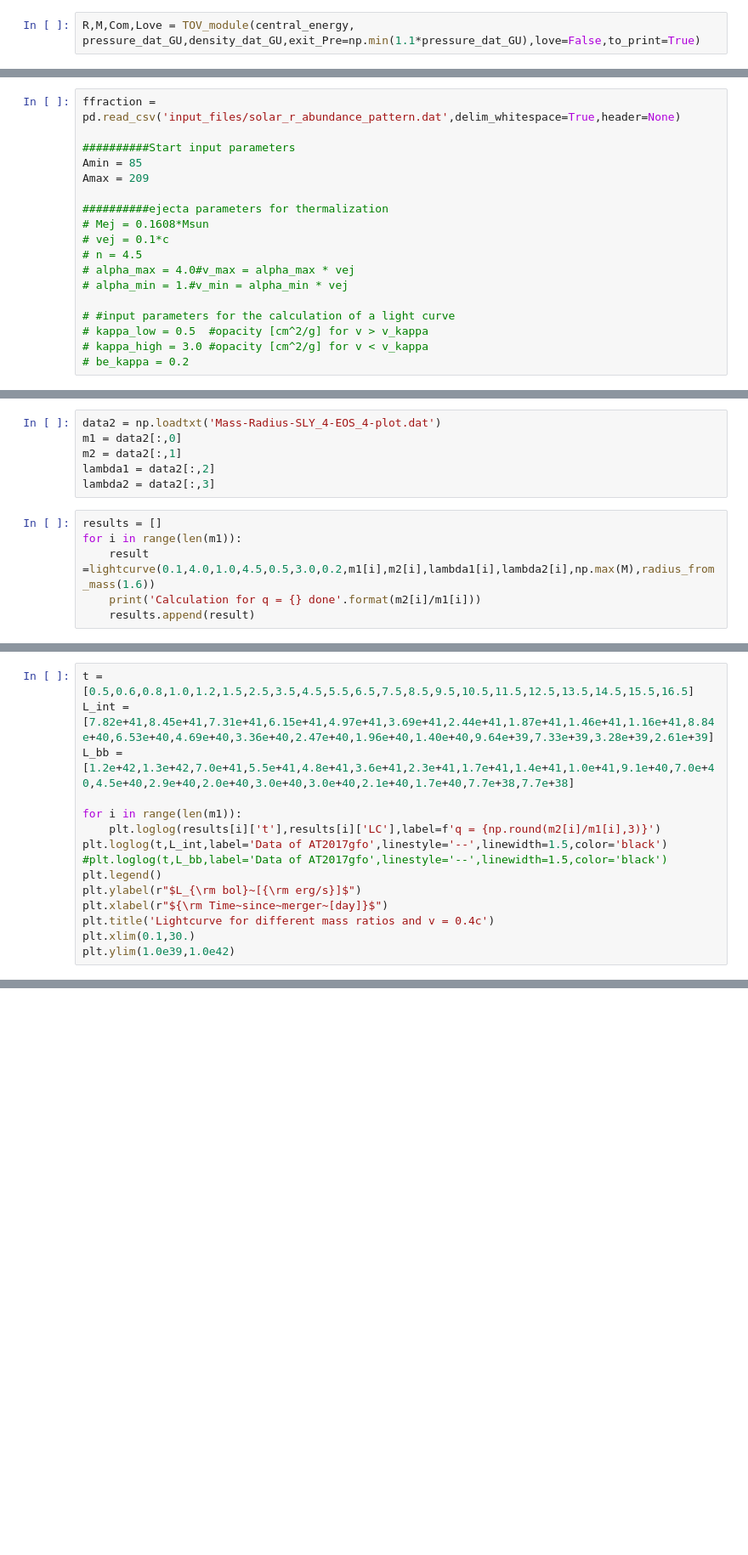
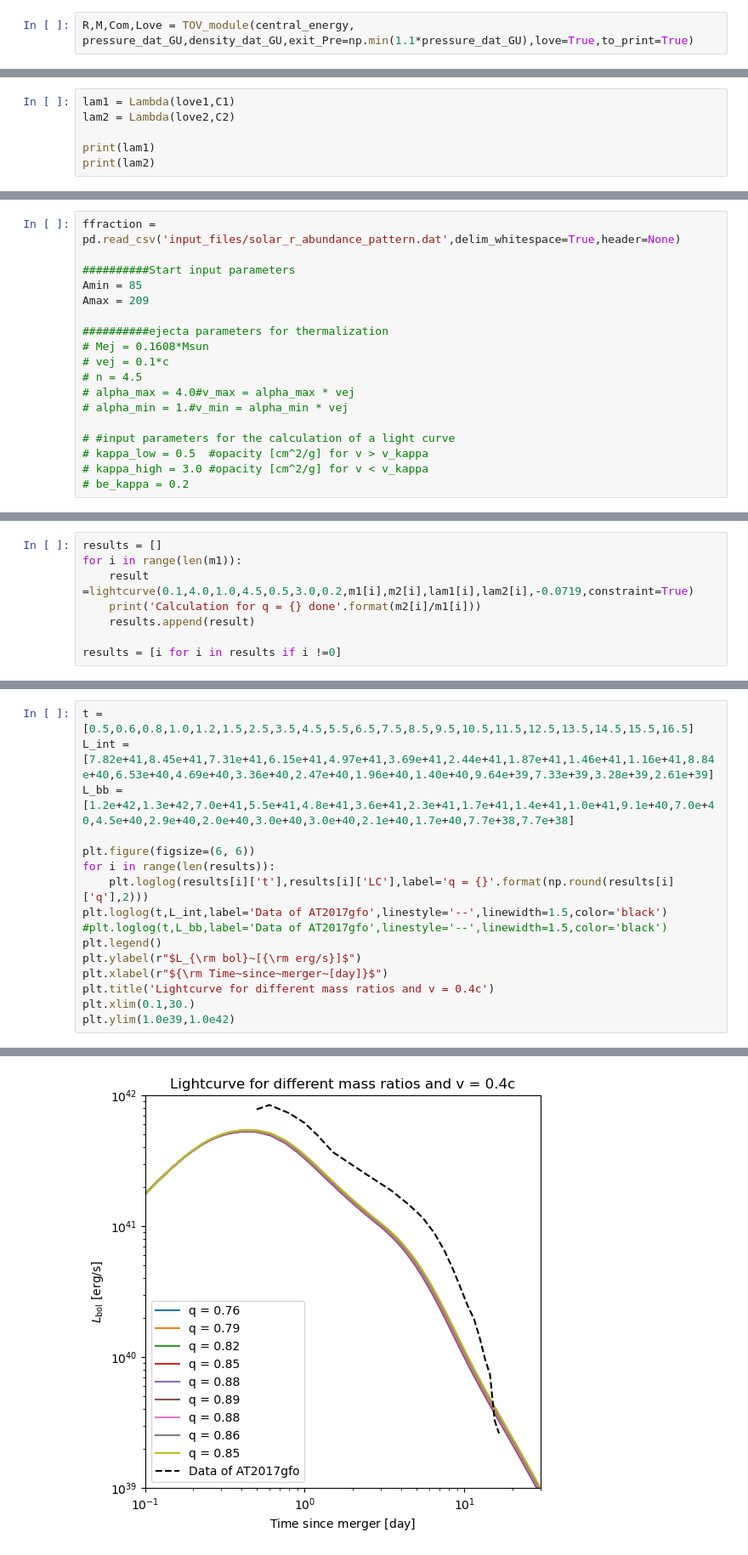
Before and after one commit to HIGGS317/Kilonova-Lightcurve-Code, a Jupyter notebook: Lightcurve-analysis.ipynb, the cells around one changed output, grey strips where cells are left out. Shown at 85% size. Drawn from its saved outputs; the diff is of its cells as text; blank space fills up the shorter version.

```diff
--- a/Lightcurve-analysis.ipynb
+++ b/Lightcurve-analysis.ipynb
@@ -249,7 +252,7 @@ R = []
 Com = []
 Love = []
 # %%
-R,M,Com,Love = TOV_module(central_energy, pressure_dat_GU,density_dat_GU,exit_Pre=np.min(1.1*pressure_dat_GU),love=False,to_print=True)
+R,M,Com,Love = TOV_module(central_energy, pressure_dat_GU,density_dat_GU,exit_Pre=np.min(1.1*pressure_dat_GU),love=True,to_print=True)
 # %% [output]
 star  0  done
 star  1  done
@@ -340,0 +352,6 @@ def ejecta_from_mass_ratio(m1,m2,lambda1,lambda2):
+# %%
+lam1 = Lambda(love1,C1)
+lam2 = Lambda(love2,C2)
+
+print(lam1)
+print(lam2)
@@ -458,15 +525,11 @@ def lightcurve(v,alpha_max,alpha_min,n,kappa_low,kappa_high,be_kappa,m1,m2,lambd
     # plt.show()
 
     return data
-# %%
-data2 = np.loadtxt('Mass-Radius-SLY_4-EOS_4-plot.dat')
-m1 = data2[:,0]
-m2 = data2[:,1]
-lambda1 = data2[:,2]
-lambda2 = data2[:,3]
 # %%
 results = []
 for i in range(len(m1)):
-    result =lightcurve(0.1,4.0,1.0,4.5,0.5,3.0,0.2,m1[i],m2[i],lambda1[i],lambda2[i],np.max(M),radius_from_mass(1.6))
+    result =lightcurve(0.1,4.0,1.0,4.5,0.5,3.0,0.2,m1[i],m2[i],lam1[i],lam2[i],-0.0719,constraint=True)
     print('Calculation for q = {} done'.format(m2[i]/m1[i]))
     results.append(result)
+
+results = [i for i in results if i !=0]
@@ -475,8 +549,9 @@ t = [0.5,0.6,0.8,1.0,1.2,1.5,2.5,3.5,4.5,5.5,6.5,7.5,8.5,9.5,10.5,11.5,12.5,13.5
 L_int = [7.82e+41,8.45e+41,7.31e+41,6.15e+41,4.97e+41,3.69e+41,2.44e+41,1.87e+41,1.46e+41,1.16e+41,8.84e+40,6.53e+40,4.69e+40,3.36e+40,2.47e+40,1.96e+40,1.40e+40,9.64e+39,7.33e+39,3.28e+39,2.61e+39]
 L_bb = [1.2e+42,1.3e+42,7.0e+41,5.5e+41,4.8e+41,3.6e+41,2.3e+41,1.7e+41,1.4e+41,1.0e+41,9.1e+40,7.0e+40,4.5e+40,2.9e+40,2.0e+40,3.0e+40,3.0e+40,2.1e+40,1.7e+40,7.7e+38,7.7e+38]
 
-for i in range(len(m1)):
-    plt.loglog(results[i]['t'],results[i]['LC'],label=f'q = {np.round(m2[i]/m1[i],3)}')
+plt.figure(figsize=(6, 6))
+for i in range(len(results)):
+    plt.loglog(results[i]['t'],results[i]['LC'],label='q = {}'.format(np.round(results[i]['q'],2)))
 plt.loglog(t,L_int,label='Data of AT2017gfo',linestyle='--',linewidth=1.5,color='black')
 #plt.loglog(t,L_bb,label='Data of AT2017gfo',linestyle='--',linewidth=1.5,color='black')
 plt.legend()
@@ -485,3 +560,4 @@ plt.xlabel(r"${\rm Time~since~merger~[day]}$")
 plt.title('Lightcurve for different mass ratios and v = 0.4c')
 plt.xlim(0.1,30.)
 plt.ylim(1.0e39,1.0e42)
+# %% [output]
@@ -487,0 +565 @@ plt.ylim(1.0e39,1.0e42)
+[figure, added]
```
Also changed, not shown: parts of 17 cells of this notebook, 2 other files.
